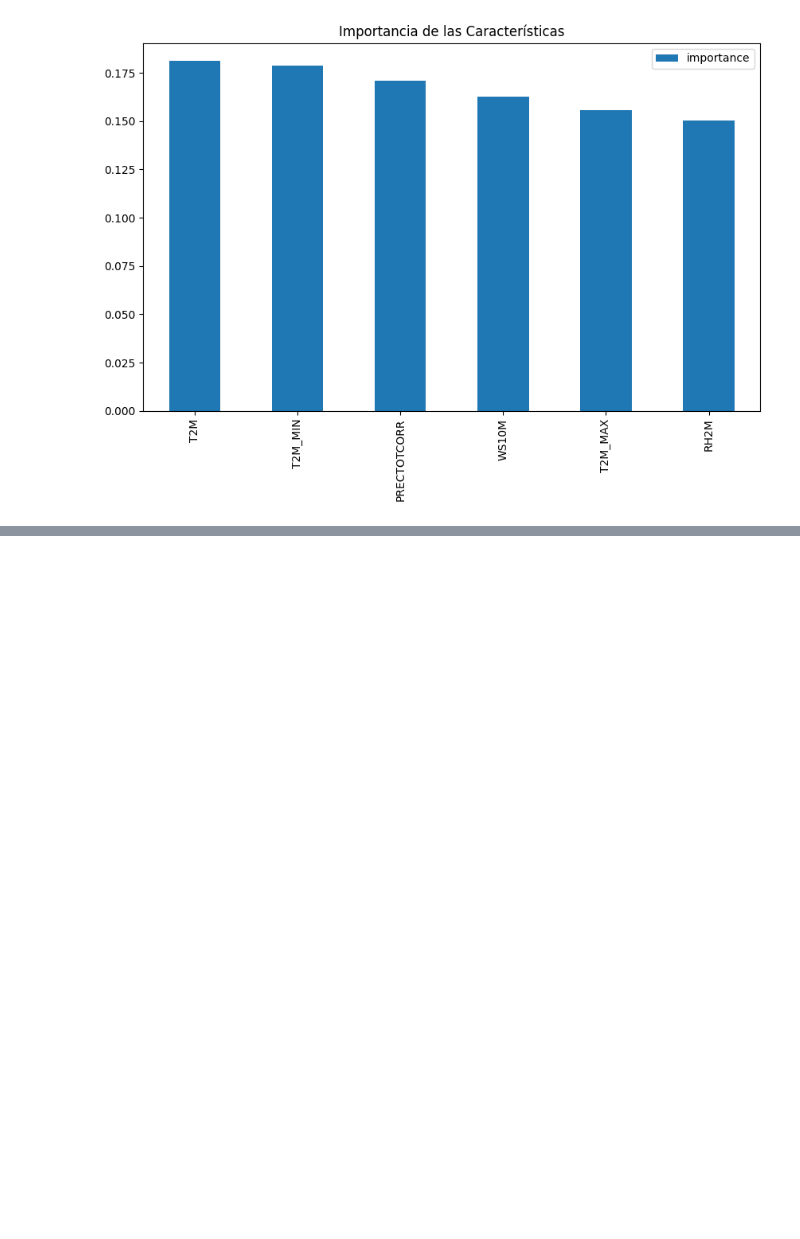
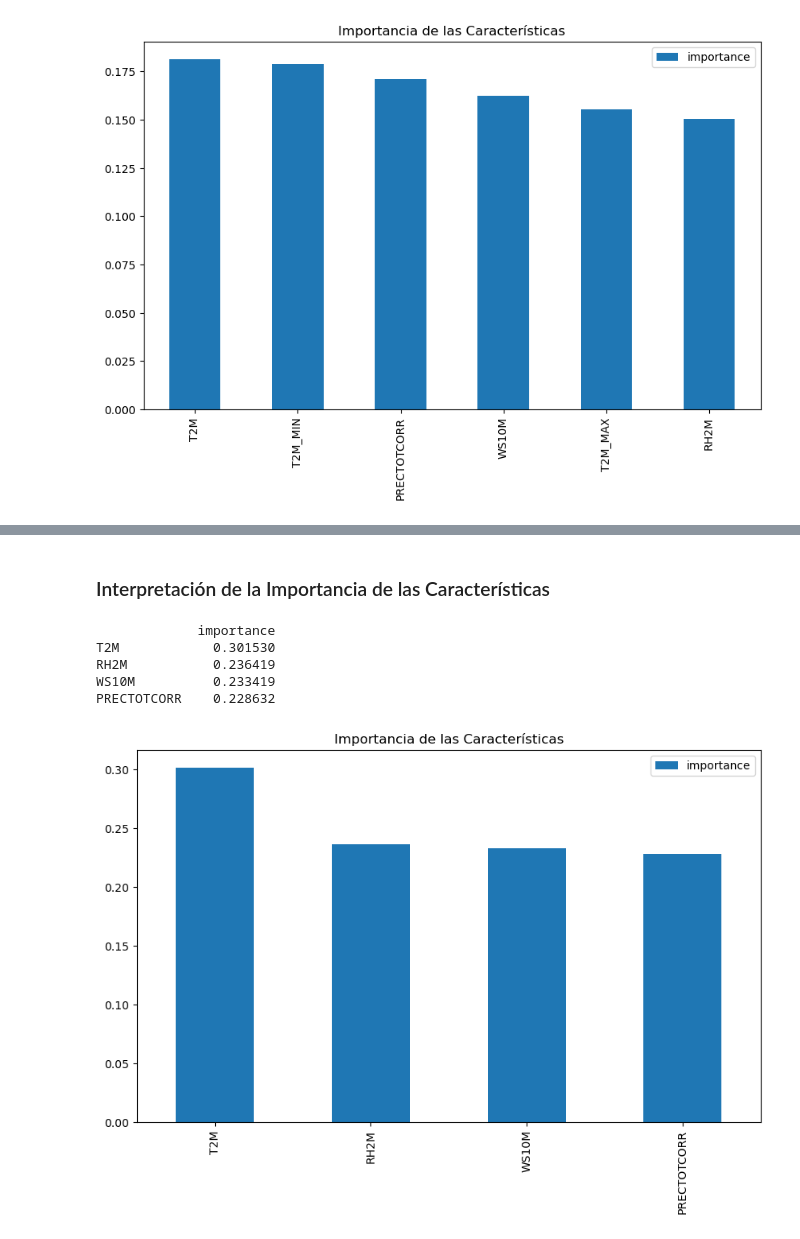
Before and after one commit to andersonjalvarado/Proyecto-IA-Javeriana, a Jupyter notebook: NoteBook/Proyecto.ipynb, the cells around one changed output, grey strips where cells are left out. Drawn from its saved outputs; the diff is of its cells as text; code cells hidden in the pictures; blank space fills up the shorter version.

```diff
--- a/NoteBook/Proyecto.ipynb
+++ b/NoteBook/Proyecto.ipynb
@@ -940,0 +947,6 @@ RH2M           0.150417
+# %%
+X = df_Bogota_scaled[features]
+y = df_Bogota_scaled['IPC_Category']
+
+# Dividir el conjunto de datos en entrenamiento y prueba
+X_train, X_test, y_train, y_test = train_test_split(X, y, test_size=0.2, random_state=42)
@@ -940,0 +1036,20 @@ RH2M           0.150417
+# %% [markdown]
+### Interpretación de la Importancia de las Características
+# %%
+# Importancia de las características
+feature_importances = pd.DataFrame(best_model.feature_importances_,
+                                   index=X_train.columns,
+                                   columns=['importance']).sort_values('importance', ascending=False)
+print(feature_importances)
+
+# Visualización de la importancia de las características
+feature_importances.plot(kind='bar', figsize=(10, 6))
+plt.title('Importancia de las Características')
+plt.show()
+# %% [output]
+             importance
+T2M            0.301530
+RH2M           0.236419
+WS10M          0.233419
+PRECTOTCORR    0.228632
+[figure, added]
```
Also changed, not shown: parts of 23 cells of this notebook, 5 other files.
